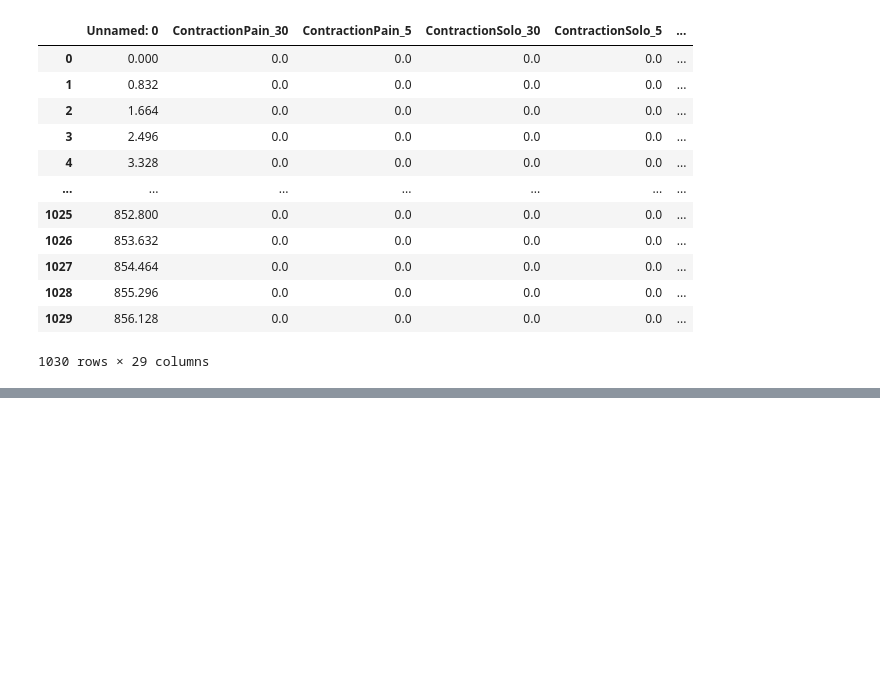
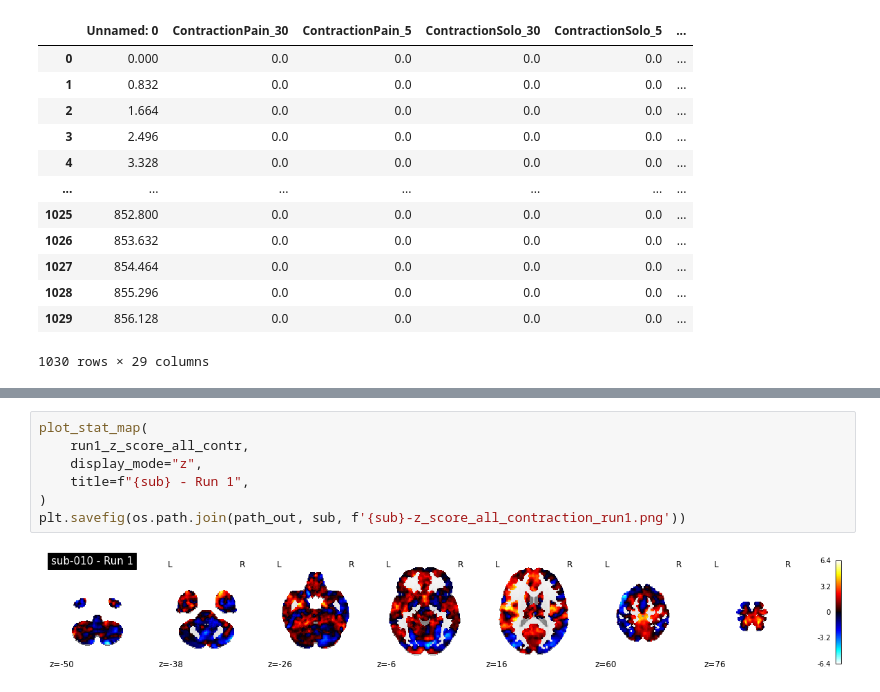
Before and after one commit to me-pic/MRI_pain_effort, a Jupyter notebook: notebooks/MRI pain x effort_visualization design matrix and beta maps.ipynb, the cells around one changed output, grey strips where cells are left out. Saved outputs shown, nothing was run; the diff lists cells and outputs as text; blank space fills up the shorter version.

```diff
--- a/notebooks/MRI pain x effort_visualization design matrix and beta maps.ipynb
+++ b/notebooks/MRI pain x effort_visualization design matrix and beta maps.ipynb
@@ -164,0 +312,9 @@ plot_stat_map(
+# %%
+plot_stat_map(
+    run1_z_score_all_contr,
+    display_mode="z",
+    title=f"{sub} - Run 1",
+)
+plt.savefig(os.path.join(path_out, sub, f'{sub}-z_score_all_contraction_run1.png'))
+# %% [output]
+[figure, added]
```
Also changed, not shown: parts of 58 cells of this notebook, 2 other files.
